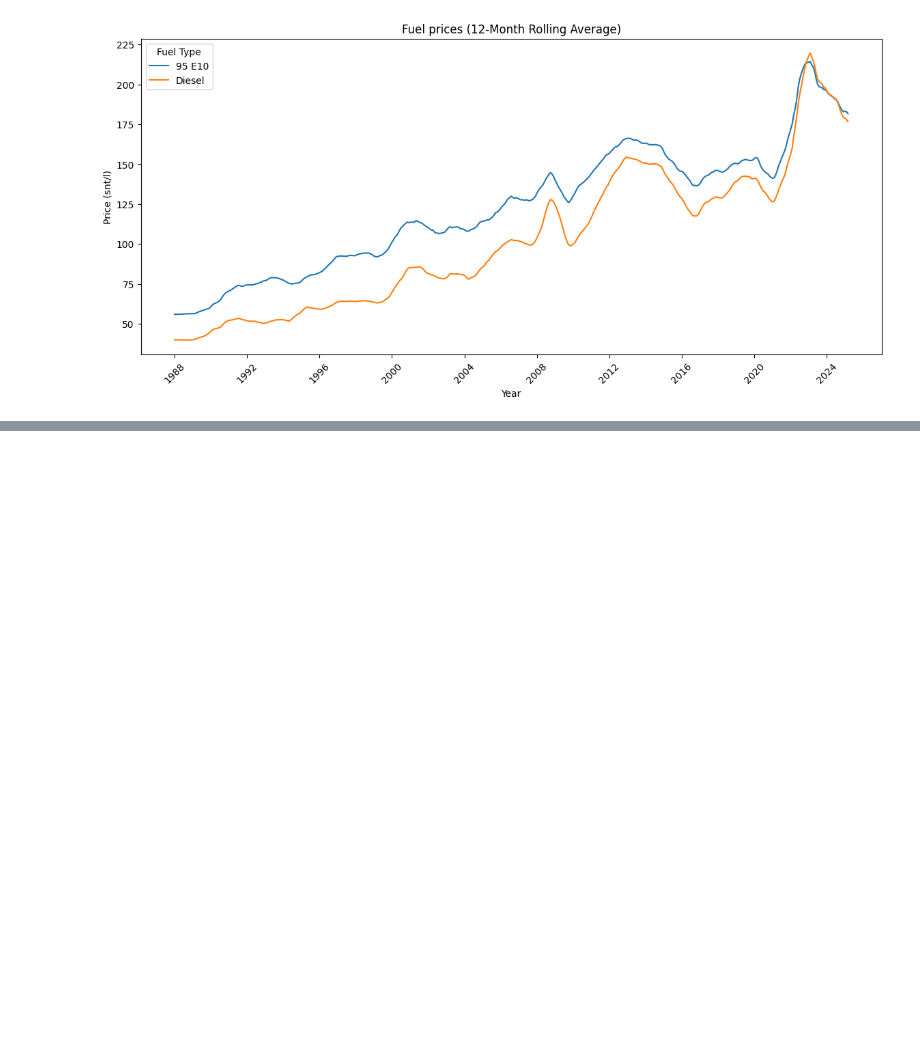
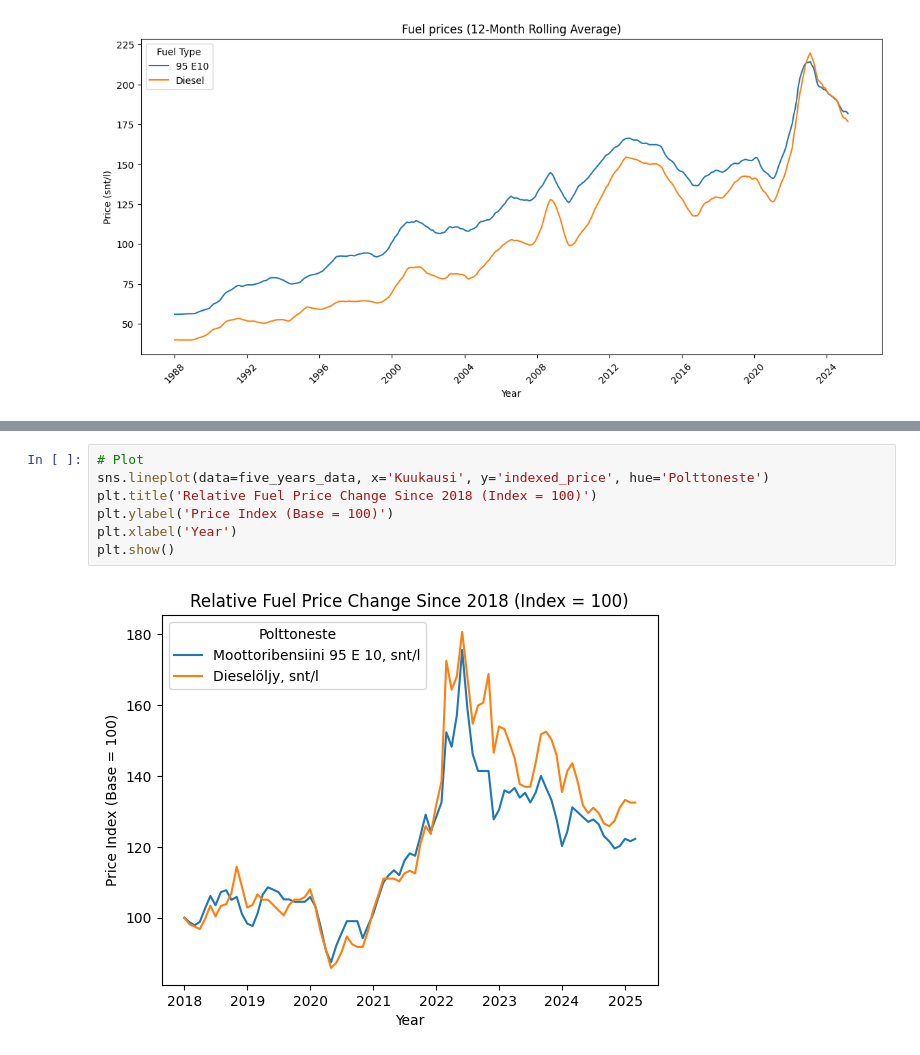
Before and after one commit to Nickeniklas/fuel_data_EDA, a Jupyter notebook: vis.ipynb, the cells around one changed output, grey strips where cells are left out. Saved outputs shown, nothing was run; the diff lists cells and outputs as text; blank space fills up the shorter version.

```diff
--- a/vis.ipynb
+++ b/vis.ipynb
@@ -219,0 +232,9 @@ plt.show()
+# %%
+# Plot
+sns.lineplot(data=five_years_data, x='Kuukausi', y='indexed_price', hue='Polttoneste')
+plt.title('Relative Fuel Price Change Since 2018 (Index = 100)')
+plt.ylabel('Price Index (Base = 100)')
+plt.xlabel('Year')
+plt.show()
+# %% [output]
+[figure, added]
```
Also changed, not shown: parts of 3 cells of this notebook.
